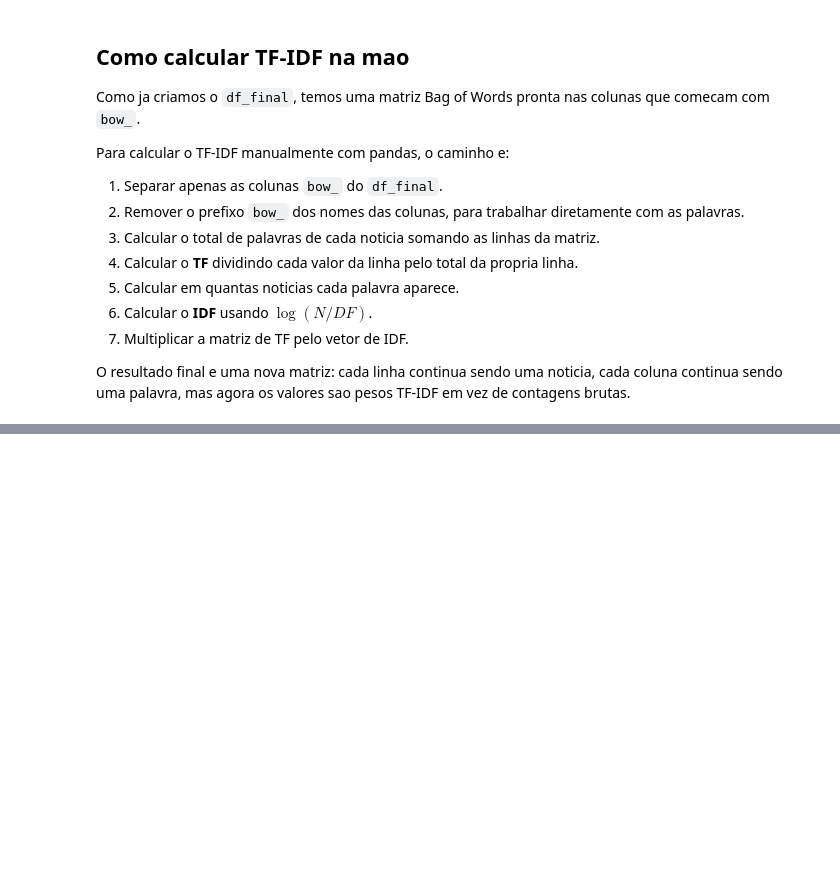
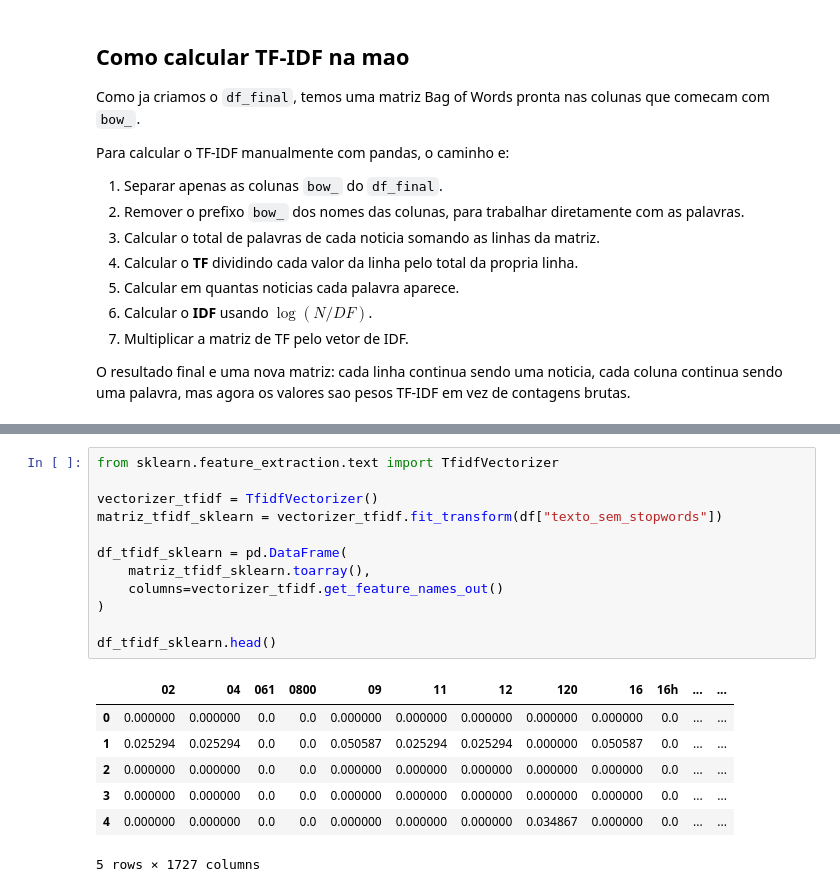
Before and after one commit to thiagorr162/ciencia_dados, a Jupyter notebook: notebooks/pln/introducao_pln.ipynb, the cells around one changed output, grey strips where cells are left out. Saved outputs shown, nothing was run; the diff lists cells and outputs as text; blank space fills up the shorter version.

```diff
--- a/notebooks/pln/introducao_pln.ipynb
+++ b/notebooks/pln/introducao_pln.ipynb
@@ -386,0 +537,20 @@ O resultado final e uma nova matriz: cada linha continua sendo uma noticia, cada
+# %%
+from sklearn.feature_extraction.text import TfidfVectorizer
+
+vectorizer_tfidf = TfidfVectorizer()
+matriz_tfidf_sklearn = vectorizer_tfidf.fit_transform(df["texto_sem_stopwords"])
+
+df_tfidf_sklearn = pd.DataFrame(
+    matriz_tfidf_sklearn.toarray(),
+    columns=vectorizer_tfidf.get_feature_names_out()
+)
+
+df_tfidf_sklearn.head()
+# %% [output]
+|  | 02 | 04 | 061 | 0800 | 09 | 11 | 12 | 120 | 16 | 16h | ... | ... |
+| 0 | 0.000000 | 0.000000 | 0.0 | 0.0 | 0.000000 | 0.000000 | 0.000000 | 0.000000 | 0.000000 | 0.0 | ... | ... |
+| 1 | 0.025294 | 0.025294 | 0.0 | 0.0 | 0.050587 | 0.025294 | 0.025294 | 0.000000 | 0.050587 | 0.0 | ... | ... |
+| 2 | 0.000000 | 0.000000 | 0.0 | 0.0 | 0.000000 | 0.000000 | 0.000000 | 0.000000 | 0.000000 | 0.0 | ... | ... |
+| 3 | 0.000000 | 0.000000 | 0.0 | 0.0 | 0.000000 | 0.000000 | 0.000000 | 0.000000 | 0.000000 | 0.0 | ... | ... |
+| 4 | 0.000000 | 0.000000 | 0.0 | 0.0 | 0.000000 | 0.000000 | 0.000000 | 0.034867 | 0.000000 | 0.0 | ... | ... |
+5 rows × 1727 columns
```
Also changed, not shown: parts of 10 cells of this notebook.
